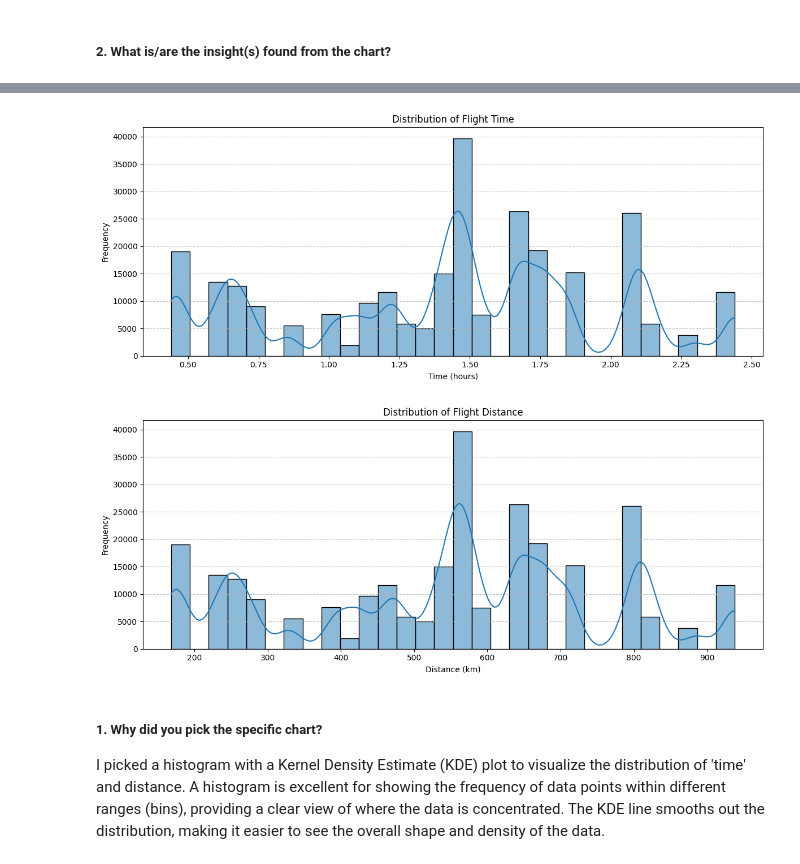
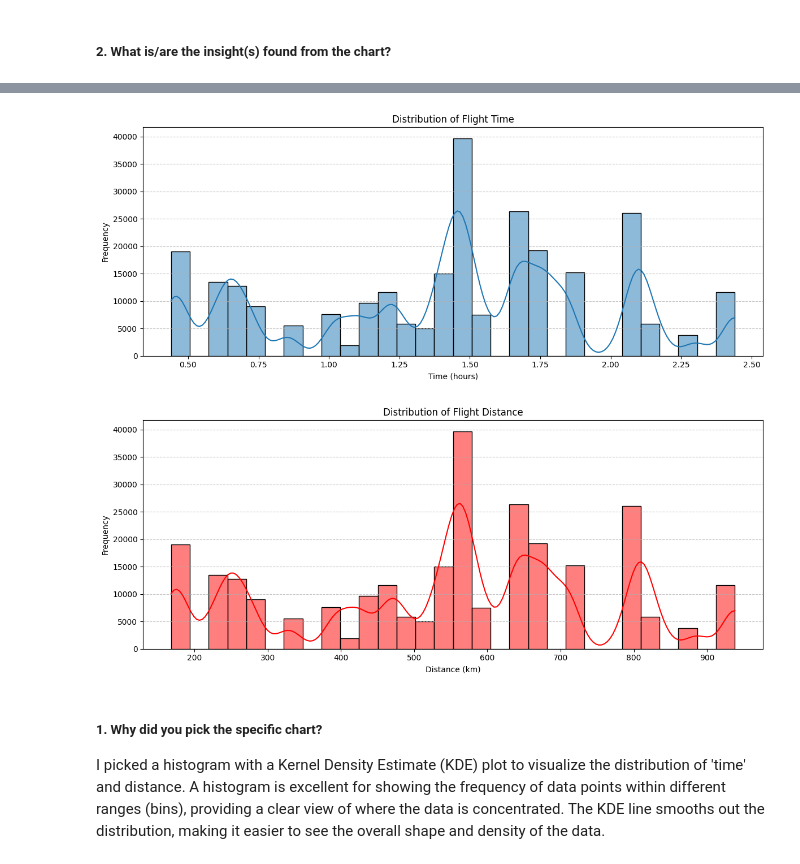
Before and after one commit to amol004/Voyage-Analytics-Integrating-MLOps-in-Travel, a Jupyter notebook: Capstone_Project_Productionization_of_ML_Systems.ipynb, the cells around one changed output, grey strips where cells are left out. Cells and saved outputs as stored; diff of their text form; code cells hidden in the pictures.

```diff
--- a/Capstone_Project_Productionization_of_ML_Systems.ipynb
+++ b/Capstone_Project_Productionization_of_ML_Systems.ipynb
@@ -518,26 +529,24 @@ From this, we can see that 'time' and 'distance' have the strongest positive cor
 # %%
-# Chart - 2 visualization code
-
 plt.figure(figsize=(12, 5))
 sns.histplot(travel_data['time'], kde=True, bins=30)
 plt.title('Distribution of Flight Time')
 plt.xlabel('Time (hours)')
 plt.ylabel('Frequency')
 plt.grid(axis='y', linestyle='--', alpha=0.7)
 plt.tight_layout()
 plt.show()
 
 plt.figure(figsize=(12, 5))
-sns.histplot(travel_data['distance'], kde=True, bins=30)
+sns.histplot(travel_data['distance'], kde=True, bins=30, color='red')
 plt.title('Distribution of Flight Distance')
 plt.xlabel('Distance (km)')
 plt.ylabel('Frequency')
 plt.grid(axis='y', linestyle='--', alpha=0.7)
 plt.tight_layout()
 plt.show()
 # %% [output]
 [figure]
-[figure, old version]
+[figure, new version]
 # %% [markdown]
 ##### 1. Why did you pick the specific chart?
 
```
Also changed, not shown: parts of 15 cells of this notebook.
